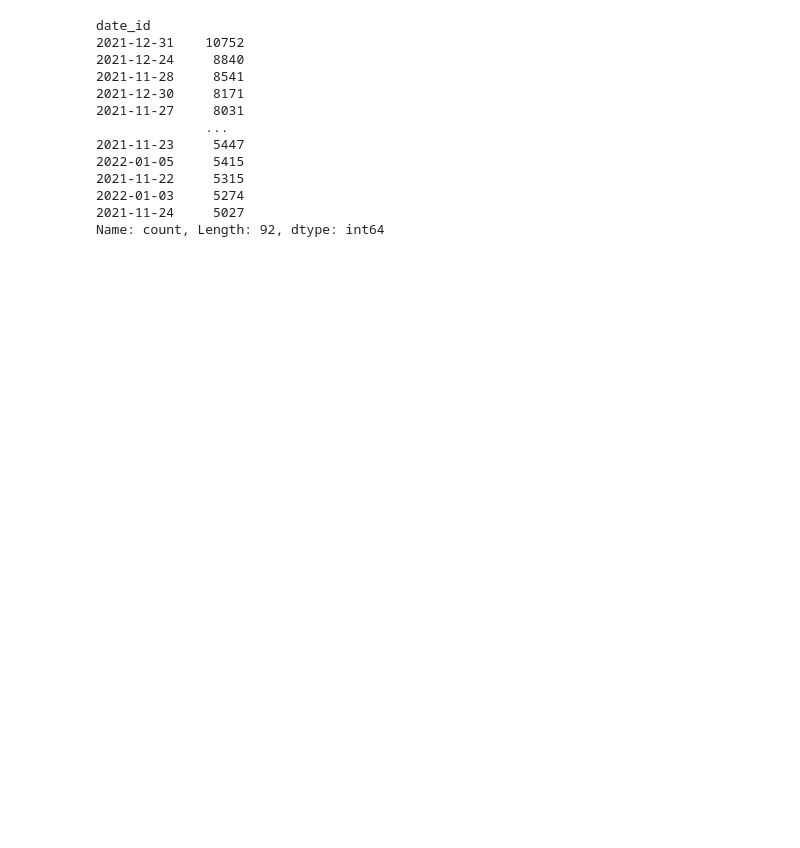
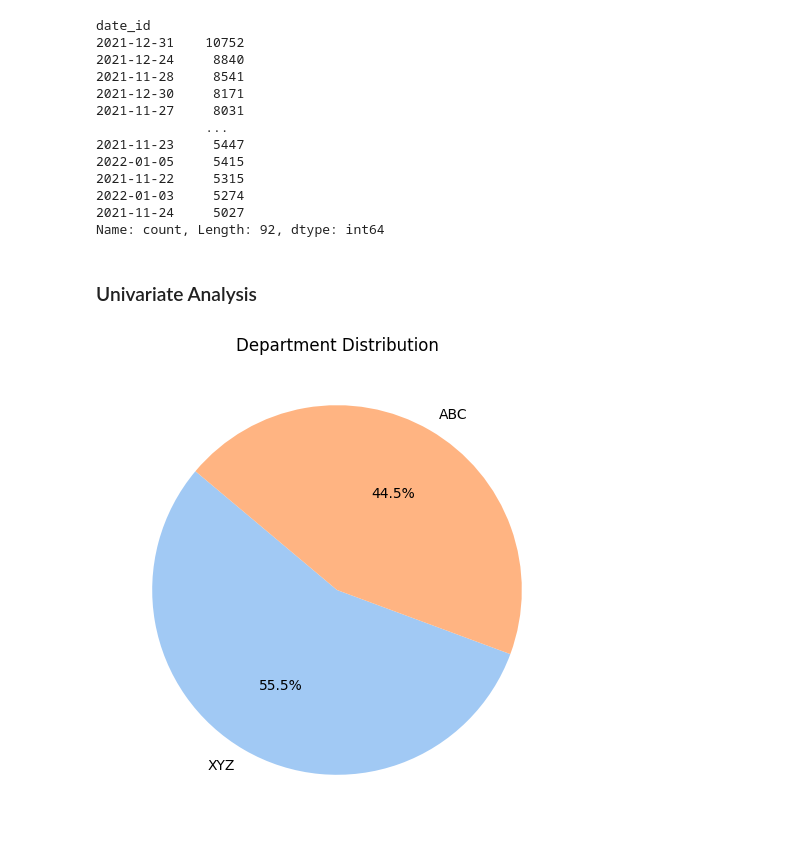
Before and after one commit to Vaseekaran-V/ML_CW, a Jupyter notebook: analysis/Data Analysis.ipynb, the cells around one changed output. Drawn from its saved outputs; the diff is of its cells as text; code cells hidden in the pictures; blank space fills up the shorter version.

Commit message:
initial data analysis conducted

```diff
--- a/analysis/Data Analysis.ipynb
+++ b/analysis/Data Analysis.ipynb
@@ -107,3 +113,15 @@ date_id
 2022-01-03     5274
 2021-11-24     5027
 Name: count, Length: 92, dtype: int64
+# %% [markdown]
+### Univariate Analysis
+# %%
+store_value_counts = df['store'].value_counts()
+# %%
+# Plotting the pie chart
+plt.figure(figsize=(6, 6))
+plt.pie(store_value_counts, labels=store_value_counts.index, autopct='%1.1f%%', startangle=140, colors=sns.color_palette('pastel'))
+plt.title('Department Distribution')
+plt.show()
+# %% [output]
+[figure, added]
```
Also changed, not shown: parts of 29 cells of this notebook.
